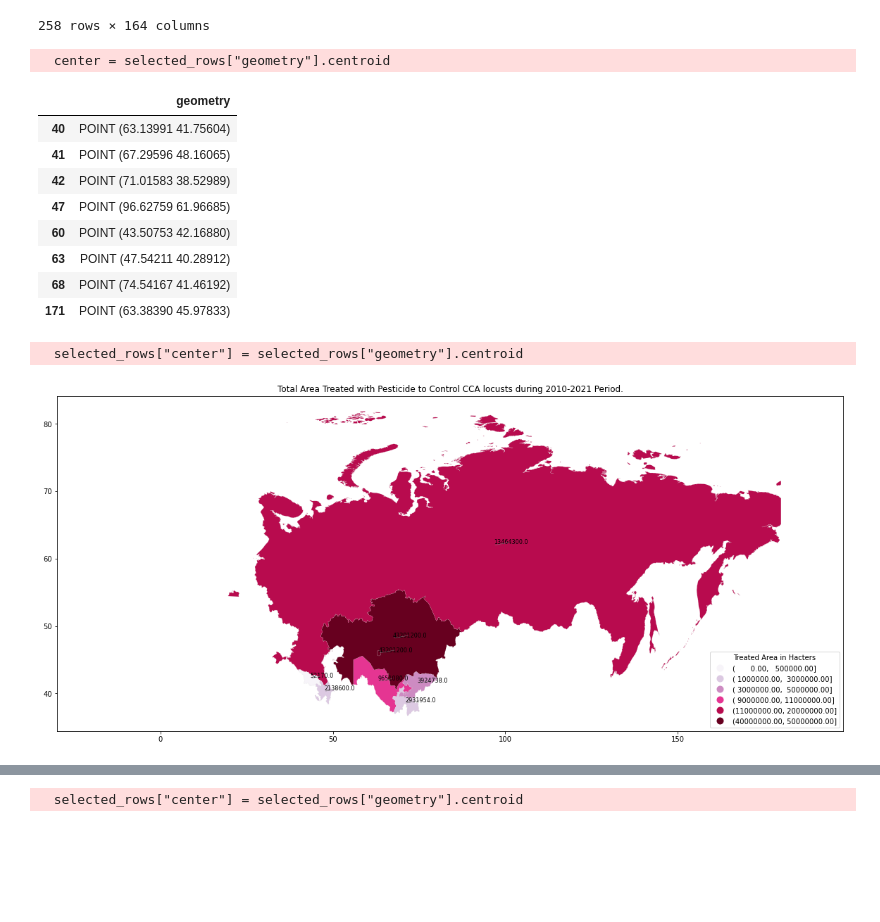
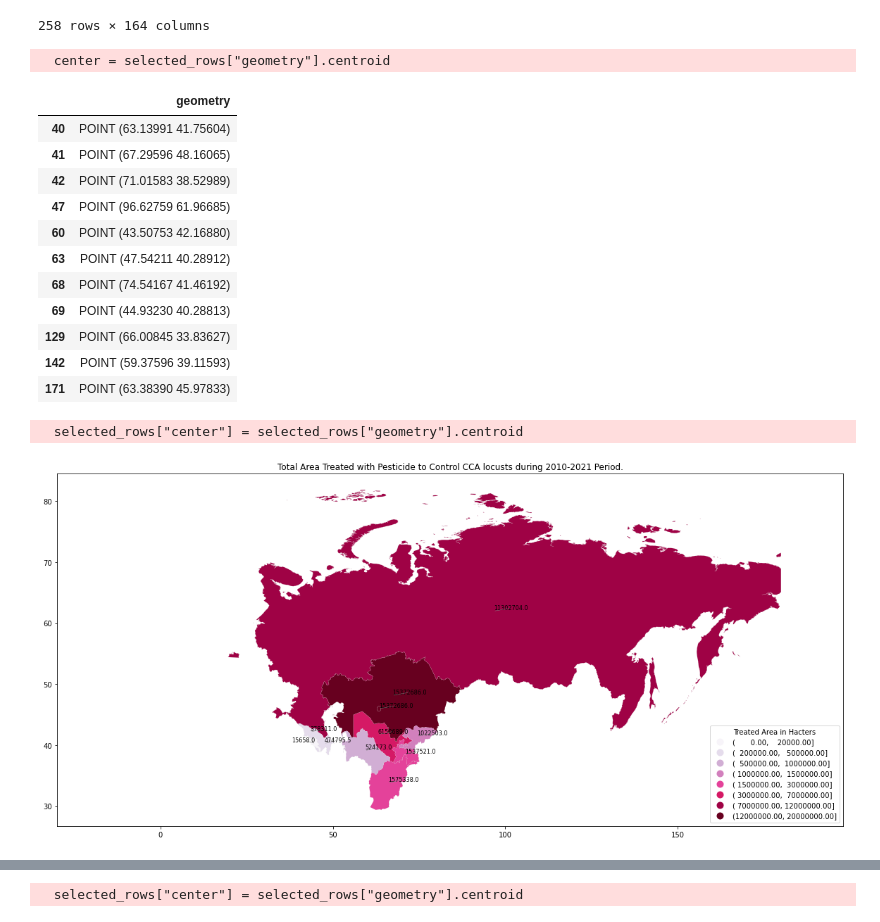
Before and after one commit to Reaganokoth/internship, a Jupyter notebook: Plotting_DL_treatment.ipynb, the cells around one changed output, grey strips where cells are left out. Drawn from its saved outputs; the diff is of its cells as text; code cells hidden in the pictures; blank space fills up the shorter version.

Commit message:
Plotteded the new data but not visualized what treatment type and which species

```diff
--- a/Plotting_DL_treatment.ipynb
+++ b/Plotting_DL_treatment.ipynb
@@ -657,7 +659,7 @@ def unique(list_):
 # %%
 # Plotting the other species overal total by country
 # %%
-other_species_csv_path = "/Users/rragankonywa/OneDrive/UniWurzburg/EAGLES/Semester3/Internship/DLR_Internship/Internship/week1/CIT_MDA_CCA_MLI_Cental_Asia/2010_2021_ACC_Treatment_data_test.csv"
+other_species_csv_path = "/Users/rragankonywa/OneDrive/UniWurzburg/EAGLES/Semester3/Internship/DLR_Internship/Internship/week1/CIT_MDA_CCA_MLI_Cental_Asia/2010_2021_ACC_Treatment_data_with_species_and_operation_type.csv"
 
 other_species_csv = pd.read_csv(other_species_csv_path)
 other_species_csv
@@ -690,0 +696,14 @@ other_species_csv_country
+# %%
+x = other_species_csv_country["T_area (ha)"]
+
+print(stats.mean(x))
+print(stats.median(x))
+print(max(x))
+print(min(x))
+#median(x)
+# animals.groupby("kind").agg(
+#         min_height=pd.NamedAgg(column='height', aggfunc='min'),
+#         max_height=pd.NamedAgg(column='height', aggfunc='max'),
+#         average_weight=pd.NamedAgg(column='weight', aggfunc=np.mean),
+#     )
+x
@@ -737,6 +772,9 @@ point_location_data
 | 60 | POINT (43.50753 42.16880) |
 | 63 | POINT (47.54211 40.28912) |
 | 68 | POINT (74.54167 41.46192) |
+| 69 | POINT (44.93230 40.28813) |
+| 129 | POINT (66.00845 33.83627) |
+| 142 | POINT (59.37596 39.11593) |
 | 171 | POINT (63.38390 45.97833) |
 # %%
 # Plot other species overal total by country.
@@ -750,7 +788,7 @@ ax = fig, ax = plt.subplots(figsize=(20,15))
 #selected_countries['Year'] = selected_countries['Year'].astype(str)
 
 classi = mapclassify.UserDefined(
-        selected_countries['T_area (ha)'], [0,500000, 1000000, 3000000, 5000000, 7000000, 9000000, 11000000,20000000,40000000,50000000]
+        selected_countries['T_area (ha)'], [0,20000, 200000, 500000, 1000000, 1500000, 3000000, 7000000, 12000000, 20000000]
     )
 
 area = True
@@ -771,34 +809,34 @@ selected_countries.assign(cl=classi.yb).plot(column='cl', categorical=True, \
         edgecolor='lightgrey', legend=True,
                               legend_kwds={'title': "Treated Area in Hacters",'loc': 'lower right'})
     #ax.set_axis_off()
 
 
 ax.set_xlim(minx+150)
 mapping
 
 selected_rows_points = treated_country_name(selected_countries)
 
 texts_countryName = []
 texts_treatmentArea = []
 
 if area == True:
     field = "T_area (ha)"
 else:
     field = "SOVEREIGNT"
 
 for x, y, label in zip(selected_rows_points.geometry.x, selected_rows_points.geometry.y, selected_rows_points[field]):
     texts_treatmentArea.append(plt.text(x, y, label, fontsize = 8))
 
 aT.adjust_text(texts_treatmentArea, force_points=0.3, force_text=0.8, expand_points=(1,1), expand_text=(1,1),
             arrowprops=dict(arrowstyle="-", color='grey', lw=0.5))
 
 ax.set_title(f"Total Area Treated with Pesticide to Control CCA locusts during 2010-2021 Period.")
 replace_legend_items(ax.get_legend(), mapping)
 plt.show()
 #ax.set_ylim(miny-5, maxy-30)
 # %% [output]
   selected_rows["center"] = selected_rows["geometry"].centroid
-[figure, old version]
+[figure, new version]
 # %%
 # Plot other species overal total by year.
 # %%
```
Also changed, not shown: parts of 4 cells of this notebook.
